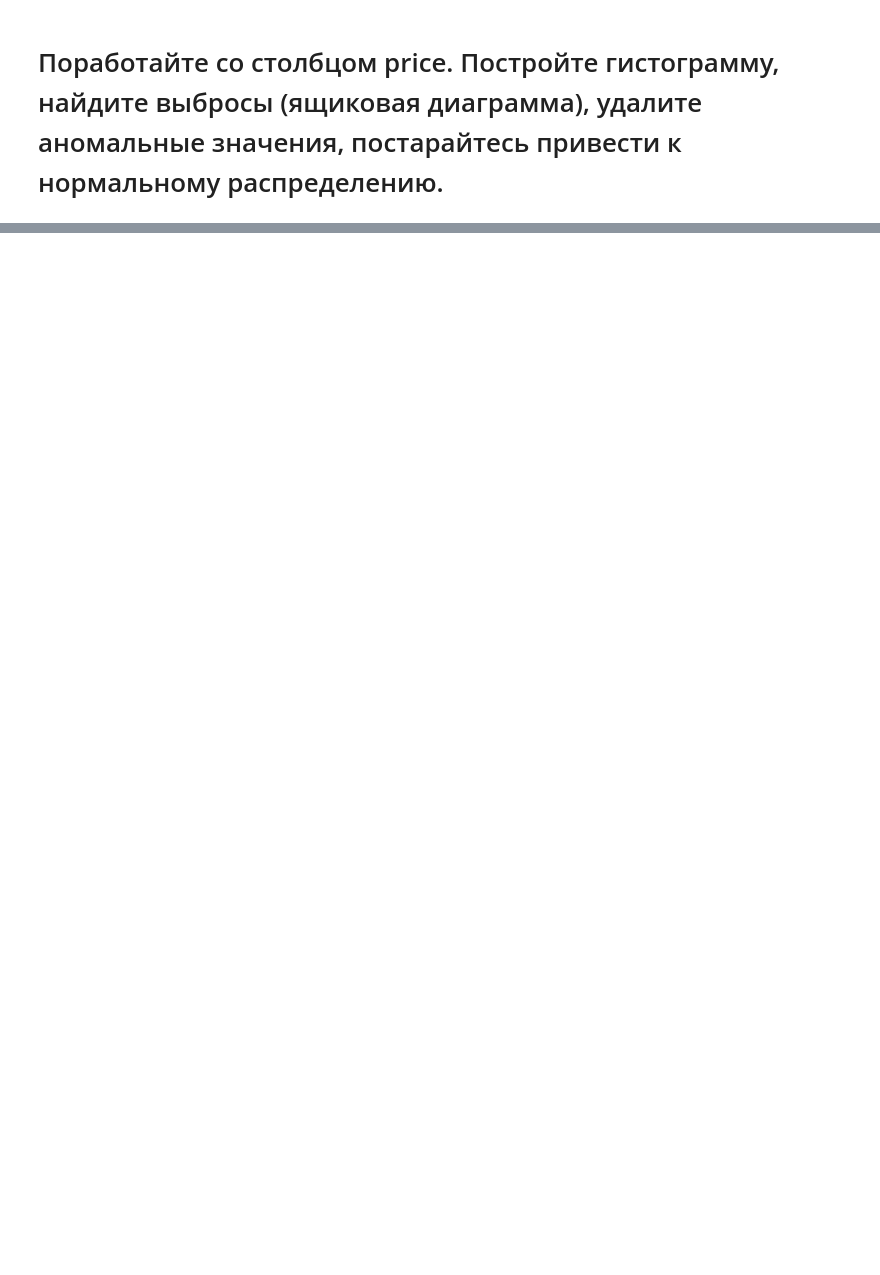
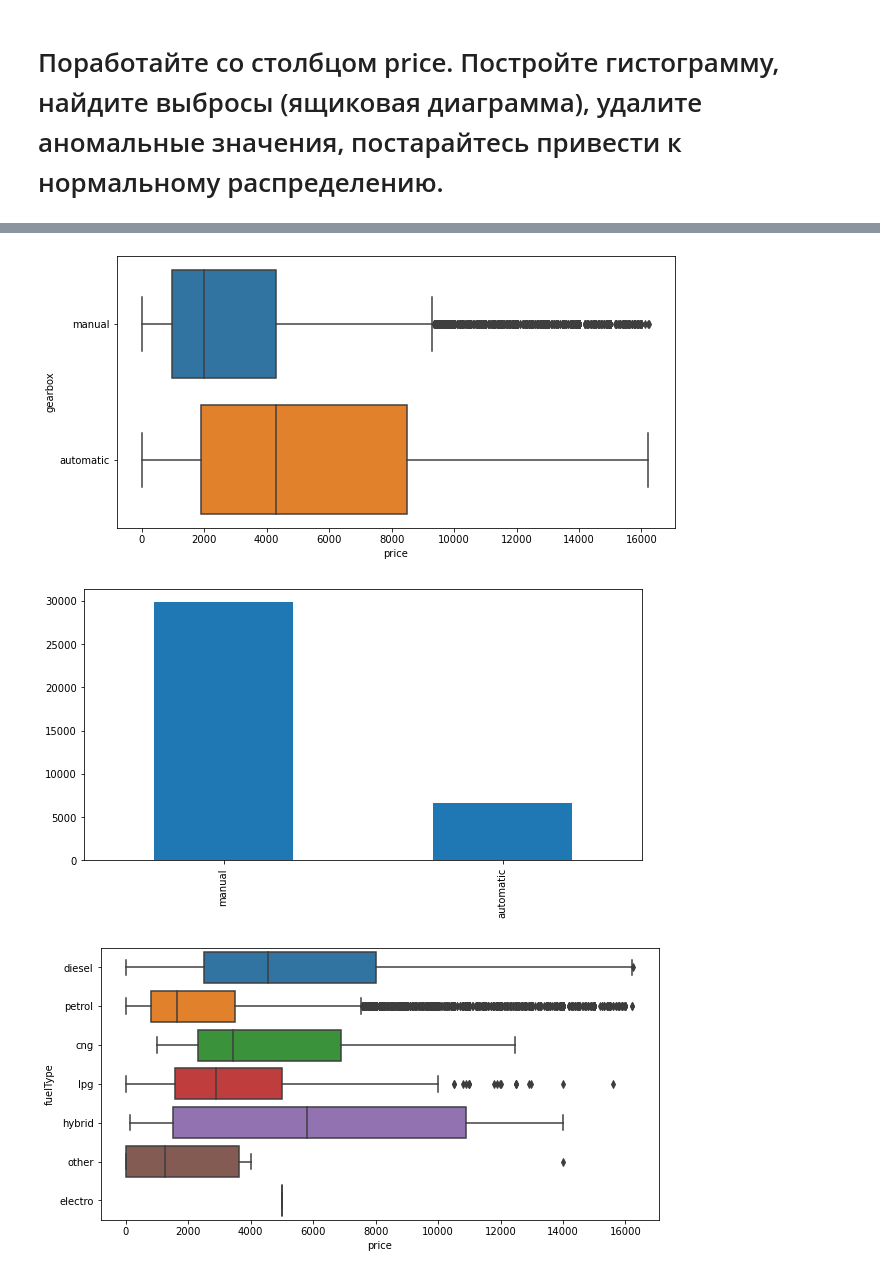
Before and after one commit to BorisovNikita/3rdYear, a Jupyter notebook: ML/ML5.1_preprocessing/data/5.1.ipynb, the cells around one changed output, grey strips where cells are left out. Drawn from its saved outputs; the diff is of its cells as text; code cells hidden in the pictures; blank space fills up the shorter version.

```diff
--- a/ML/ML5.1_preprocessing/data/5.1.ipynb
+++ b/ML/ML5.1_preprocessing/data/5.1.ipynb
@@ -115,0 +196,10 @@ cars2.price.hist()
+# %%
+for col in ["gearbox", "fuelType", "vehicleType", "notRepairedDamage"]:
+    fig, ax = plt.subplots(figsize=(10,5))
+    sns.boxplot(y=cars2[col], x=cars2["price"]);
+    fig, ax = plt.subplots(figsize=(10,5))
+    cars2[col].value_counts().plot(kind='bar');
+# %% [output]
+[figure, added]
+[figure, added]
+[figure, added]
```
Also changed, not shown: parts of 31 cells of this notebook.
